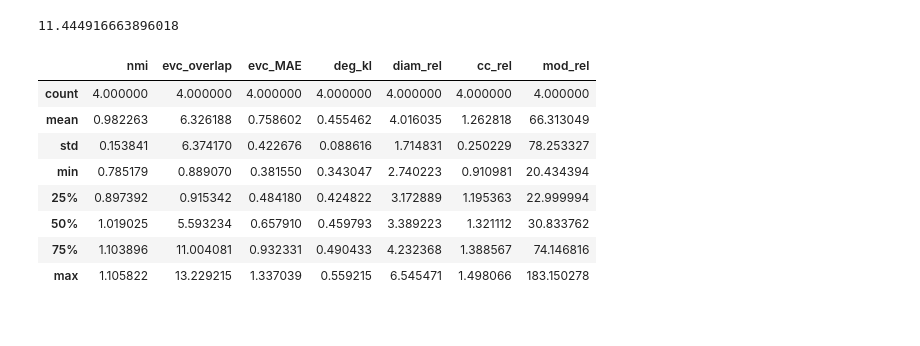
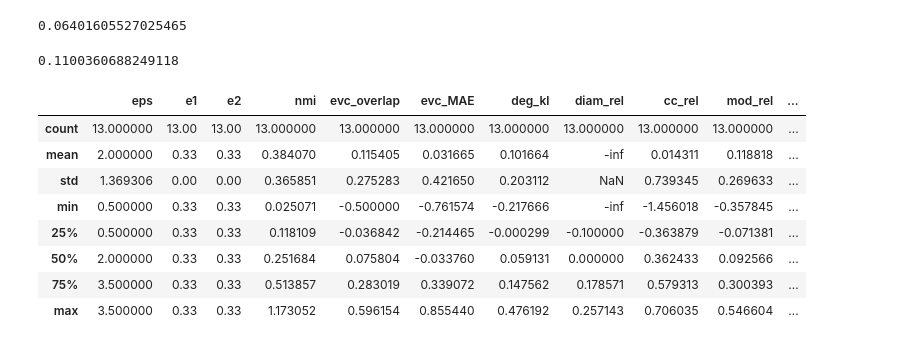
Before and after one commit to AliceSzzze/PrivGraph, a Jupyter notebook: notebooks/baseline.ipynb, the cells around one changed output. Drawn from its saved outputs; the diff is of its cells as text; code cells hidden in the pictures.

Commit message:
forgot to invert certain metrics

```diff
--- a/notebooks/baseline.ipynb
+++ b/notebooks/baseline.ipynb
@@ -164,4 +167,7 @@ baseline.loc[(baseline['dataset'] == 'Facebook') ]
 # %%
+from numpy import NaN, inf
+
+
 changes = pd.DataFrame()
 for dataset in datasets:
     for i in range(len(eps)):
@@ -176,6 +182,7 @@ for dataset in datasets:
 
         row = baseline[(baseline['dataset'] == dataset) & (baseline['eps'] == eps[i])].copy()
         row[metrics] = o.iloc[0].div(b.iloc[0])
+        row.replace(inf, NaN, inplace=True)
         # display(row)
         changes = changes.append(row, ignore_index=True)
 changes
@@ -193,0 +219,4 @@ Bitcoin 3.5 3.43
+# %%
+invert = ['evc_MAE','deg_kl', 'diam_rel', 'cc_rel', 'mod_rel']
+changes[invert] = 1.0-changes[invert]
+changes[['nmi','evc_overlap']] = changes[['nmi','evc_overlap']] - 1.0
@@ -194,17 +240,22 @@ Bitcoin 3.5 3.43
+# %%
+# mean of the mean
+changes[changes['dataset'] == 'Enron'][metrics].mean().mean()
+# %% [output]
+0.06401605527025465
 # %%
 # mean of the mean
-changes[metrics].mean().mean()
+changes[metrics].mean(skipna = True).mean()
 # %% [output]
-11.444916663896018
+0.1100360688249118
 # %%
-changes[metrics].describe()
+changes.describe()
 # %% [output]
-|  | nmi | evc_overlap | evc_MAE | deg_kl | diam_rel | cc_rel | mod_rel |
-| count | 4.000000 | 4.000000 | 4.000000 | 4.000000 | 4.000000 | 4.000000 | 4.000000 |
-| mean | 0.982263 | 6.326188 | 0.758602 | 0.455462 | 4.016035 | 1.262818 | 66.313049 |
-| std | 0.153841 | 6.374170 | 0.422676 | 0.088616 | 1.714831 | 0.250229 | 78.253327 |
-| min | 0.785179 | 0.889070 | 0.381550 | 0.343047 | 2.740223 | 0.910981 | 20.434394 |
-| 25% | 0.897392 | 0.915342 | 0.484180 | 0.424822 | 3.172889 | 1.195363 | 22.999994 |
-| 50% | 1.019025 | 5.593234 | 0.657910 | 0.459793 | 3.389223 | 1.321112 | 30.833762 |
-| 75% | 1.103896 | 11.004081 | 0.932331 | 0.490433 | 4.232368 | 1.388567 | 74.146816 |
-| max | 1.105822 | 13.229215 | 1.337039 | 0.559215 | 6.545471 | 1.498066 | 183.150278 |
+|  | eps | e1 | e2 | nmi | evc_overlap | evc_MAE | deg_kl | diam_rel | cc_rel | mod_rel | ... |
+| count | 13.000000 | 13.00 | 13.00 | 13.000000 | 13.000000 | 13.000000 | 13.000000 | 13.000000 | 13.000000 | 13.000000 | ... |
+| mean | 2.000000 | 0.33 | 0.33 | 0.384070 | 0.115405 | 0.031665 | 0.101664 | -inf | 0.014311 | 0.118818 | ... |
+| std | 1.369306 | 0.00 | 0.00 | 0.365851 | 0.275283 | 0.421650 | 0.203112 | NaN | 0.739345 | 0.269633 | ... |
+| min | 0.500000 | 0.33 | 0.33 | 0.025071 | -0.500000 | -0.761574 | -0.217666 | -inf | -1.456018 | -0.357845 | ... |
+| 25% | 0.500000 | 0.33 | 0.33 | 0.118109 | -0.036842 | -0.214465 | -0.000299 | -0.100000 | -0.363879 | -0.071381 | ... |
+| 50% | 2.000000 | 0.33 | 0.33 | 0.251684 | 0.075804 | -0.033760 | 0.059131 | 0.000000 | 0.362433 | 0.092566 | ... |
+| 75% | 3.500000 | 0.33 | 0.33 | 0.513857 | 0.283019 | 0.339072 | 0.147562 | 0.178571 | 0.579313 | 0.300393 | ... |
+| max | 3.500000 | 0.33 | 0.33 | 1.173052 | 0.596154 | 0.855440 | 0.476192 | 0.257143 | 0.706035 | 0.546604 | ... |
```
Also changed, not shown: parts of 12 cells of this notebook.
